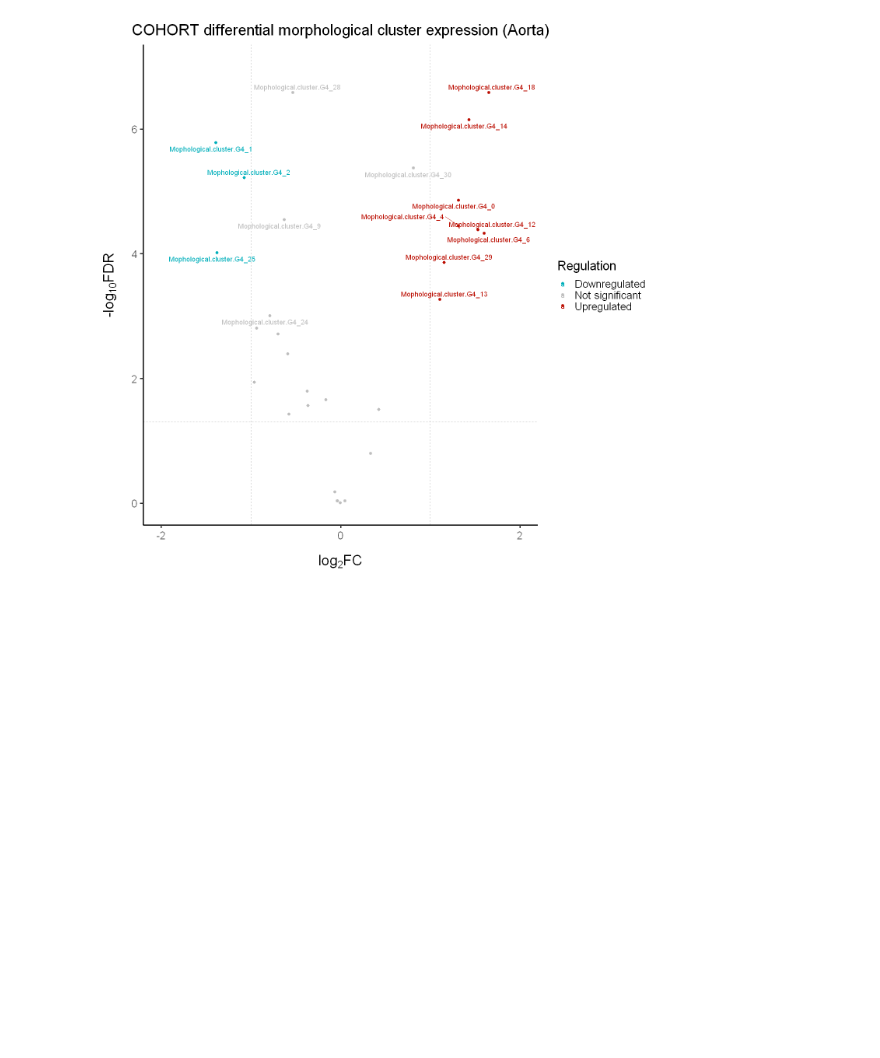
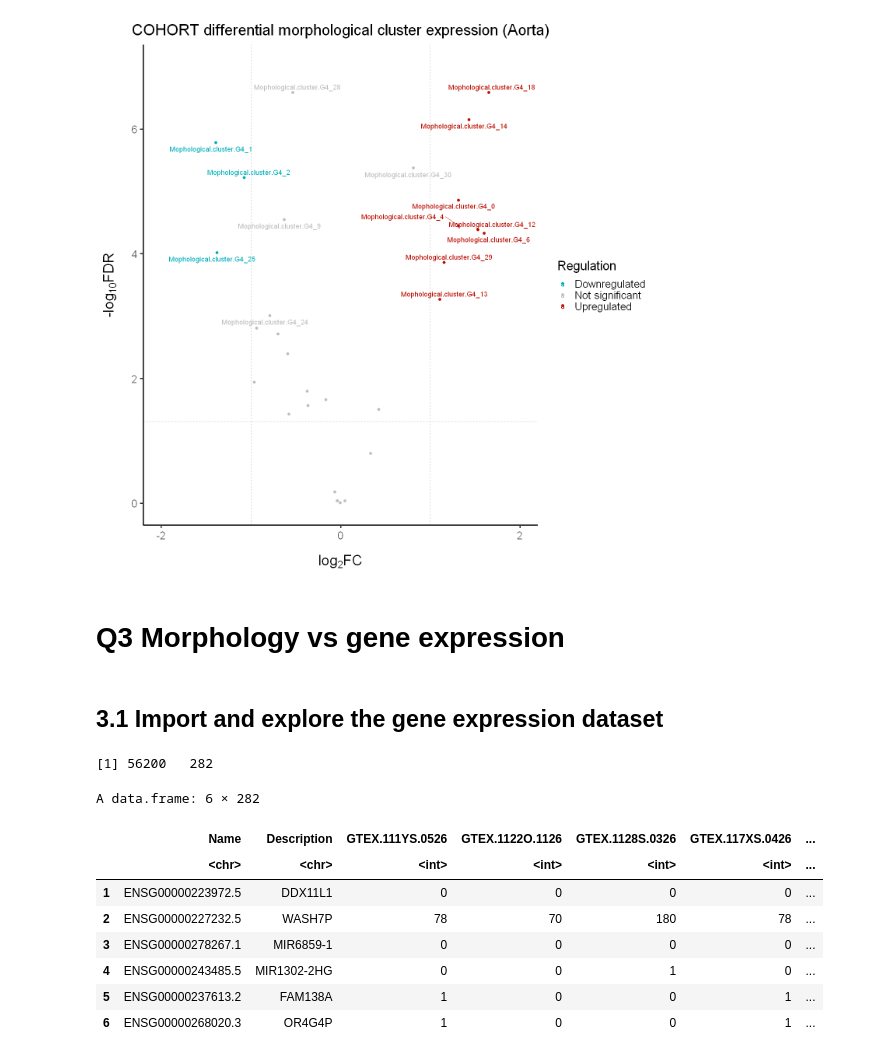
Before and after one commit to Abellanger123/GenomicProject, a Jupyter notebook: Genomic_Project.ipynb, the cells around one changed output. Saved outputs shown, nothing was run; the diff lists cells and outputs as text; code cells hidden in the pictures; blank space fills up the shorter version.

```diff
--- a/Genomic_Project.ipynb
+++ b/Genomic_Project.ipynb
@@ -1106,3 +1063,26 @@ ggplot(data = d_topTags, aes(x = logFC, y = -log10(FDR), col = diffexpressed, la
 Warning message:
 "Removed 15 rows containing missing values or values outside the scale range (`geom_text_repel()`)."
 [figure]
+# %% [markdown]
+# Q3 Morphology vs gene expression
+# %% [markdown]
+## 3.1 Import and explore the gene expression dataset
+# %%
+# Read the TSV file into a data frame
+RNA_read_counts_init <- read.table("Aorta/RNA_read_counts.tsv", header = TRUE, sep = "\t")
+
+# Display the first few rows of the data frame to verify it was read correctly
+#head(RNA_read_counts)
+dim(RNA_read_counts_init)
+head(RNA_read_counts_init)
+# %% [output]
+[1] 56200   282
+A data.frame: 6 × 282
+|  | Name | Description | GTEX.111YS.0526 | GTEX.1122O.1126 | GTEX.1128S.0326 | GTEX.117XS.0426 | ... |
+|  | <chr> | <chr> | <int> | <int> | <int> | <int> | ... |
+| 1 | ENSG00000223972.5 | DDX11L1 | 0 | 0 | 0 | 0 | ... |
+| 2 | ENSG00000227232.5 | WASH7P | 78 | 70 | 180 | 78 | ... |
+| 3 | ENSG00000278267.1 | MIR6859-1 | 0 | 0 | 0 | 0 | ... |
+| 4 | ENSG00000243485.5 | MIR1302-2HG | 0 | 0 | 1 | 0 | ... |
+| 5 | ENSG00000237613.2 | FAM138A | 1 | 0 | 0 | 1 | ... |
+| 6 | ENSG00000268020.3 | OR4G4P | 1 | 0 | 0 | 1 | ... |
```
Also changed, not shown: parts of 24 cells of this notebook.
